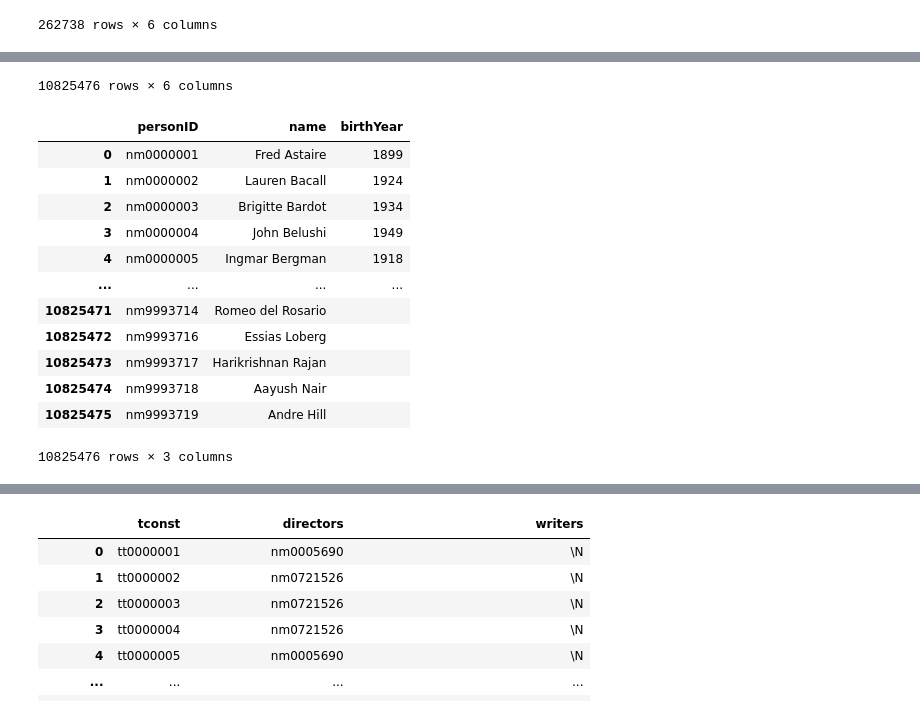
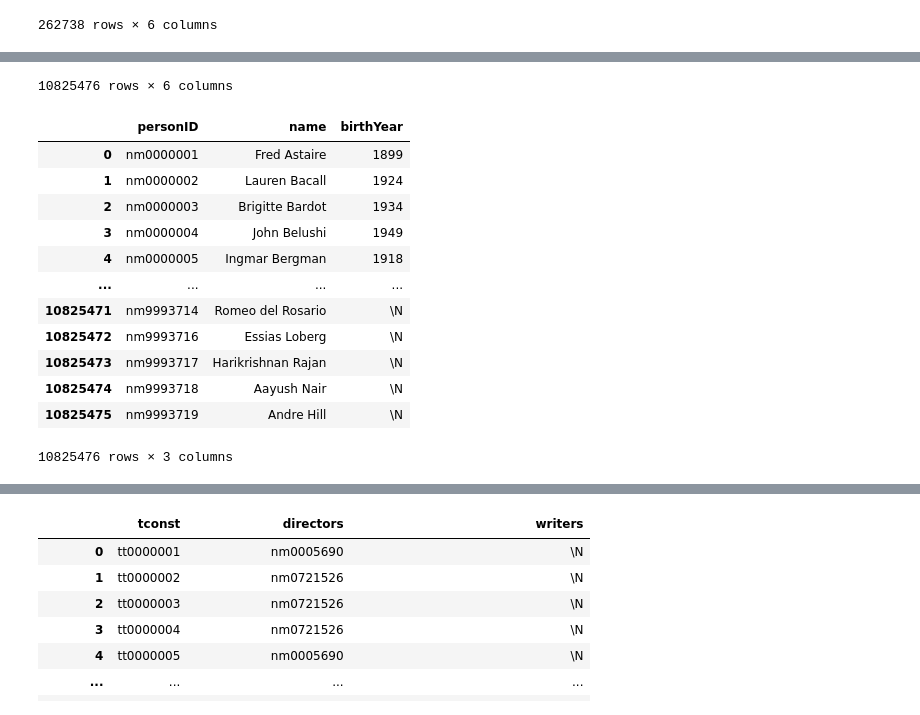
Before and after one commit to andychen237/filmDB, a Jupyter notebook: databases_cleanup.ipynb, the cells around one changed output, grey strips where cells are left out. Drawn from its saved outputs; the diff is of its cells as text; code cells hidden in the pictures.

```diff
--- a/databases_cleanup.ipynb
+++ b/databases_cleanup.ipynb
@@ -187,36 +191,35 @@ display(movielocations)
 # %%
 person = pd.read_csv('rawdata/name.basics.tsv/persondata.tsv', sep='\t')
 display(person)
 person = person.drop(columns=['deathYear','primaryProfession','knownForTitles'])
 person = person.rename(columns={'nconst': 'personID', 'primaryName': 'name', 'birthYear': 'birthYear'})
-person['birthYear'] = person.birthYear.str.replace(r"\\N", '')
 display(person)
 person.to_csv('finaldata/person.txt', sep='\t', index=False)
 # %% [output]
 |  | nconst | primaryName | birthYear | deathYear | primaryProfession | knownForTitles |
 | 0 | nm0000001 | Fred Astaire | 1899 | 1987 | soundtrack,actor,miscellaneous | tt0031983,tt0050419,tt0053137,tt0... |
 | 1 | nm0000002 | Lauren Bacall | 1924 | 2014 | actress,soundtrack | tt0117057,tt0037382,tt0038355,tt0... |
 | 2 | nm0000003 | Brigitte Bardot | 1934 | \N | actress,soundtrack,music_department | tt0057345,tt0056404,tt0054452,tt0... |
 | 3 | nm0000004 | John Belushi | 1949 | 1982 | actor,soundtrack,writer | tt0072562,tt0078723,tt0077975,tt0... |
 | 4 | nm0000005 | Ingmar Bergman | 1918 | 2007 | writer,director,actor | tt0060827,tt0069467,tt0050986,tt0... |
 | ... | ... | ... | ... | ... | ... | ... |
 | 10825471 | nm9993714 | Romeo del Rosario | \N | \N | animation_department,art_department | tt2455546 |
 | 10825472 | nm9993716 | Essias Loberg | \N | \N | NaN | \N |
 | 10825473 | nm9993717 | Harikrishnan Rajan | \N | \N | cinematographer | tt8736744 |
 | 10825474 | nm9993718 | Aayush Nair | \N | \N | cinematographer | \N |
 | 10825475 | nm9993719 | Andre Hill | \N | \N | NaN | \N |
 10825476 rows × 6 columns
 |  | personID | name | birthYear |
 | 0 | nm0000001 | Fred Astaire | 1899 |
 | 1 | nm0000002 | Lauren Bacall | 1924 |
 | 2 | nm0000003 | Brigitte Bardot | 1934 |
 | 3 | nm0000004 | John Belushi | 1949 |
 | 4 | nm0000005 | Ingmar Bergman | 1918 |
 | ... | ... | ... | ... |
-| 10825471 | nm9993714 | Romeo del Rosario |  |
-| 10825472 | nm9993716 | Essias Loberg |  |
-| 10825473 | nm9993717 | Harikrishnan Rajan |  |
-| 10825474 | nm9993718 | Aayush Nair |  |
-| 10825475 | nm9993719 | Andre Hill |  |
+| 10825471 | nm9993714 | Romeo del Rosario | \N |
+| 10825472 | nm9993716 | Essias Loberg | \N |
+| 10825473 | nm9993717 | Harikrishnan Rajan | \N |
+| 10825474 | nm9993718 | Aayush Nair | \N |
+| 10825475 | nm9993719 | Andre Hill | \N |
 10825476 rows × 3 columns
 # %%
```
Also changed, not shown: parts of 14 cells of this notebook, 16 other files.
